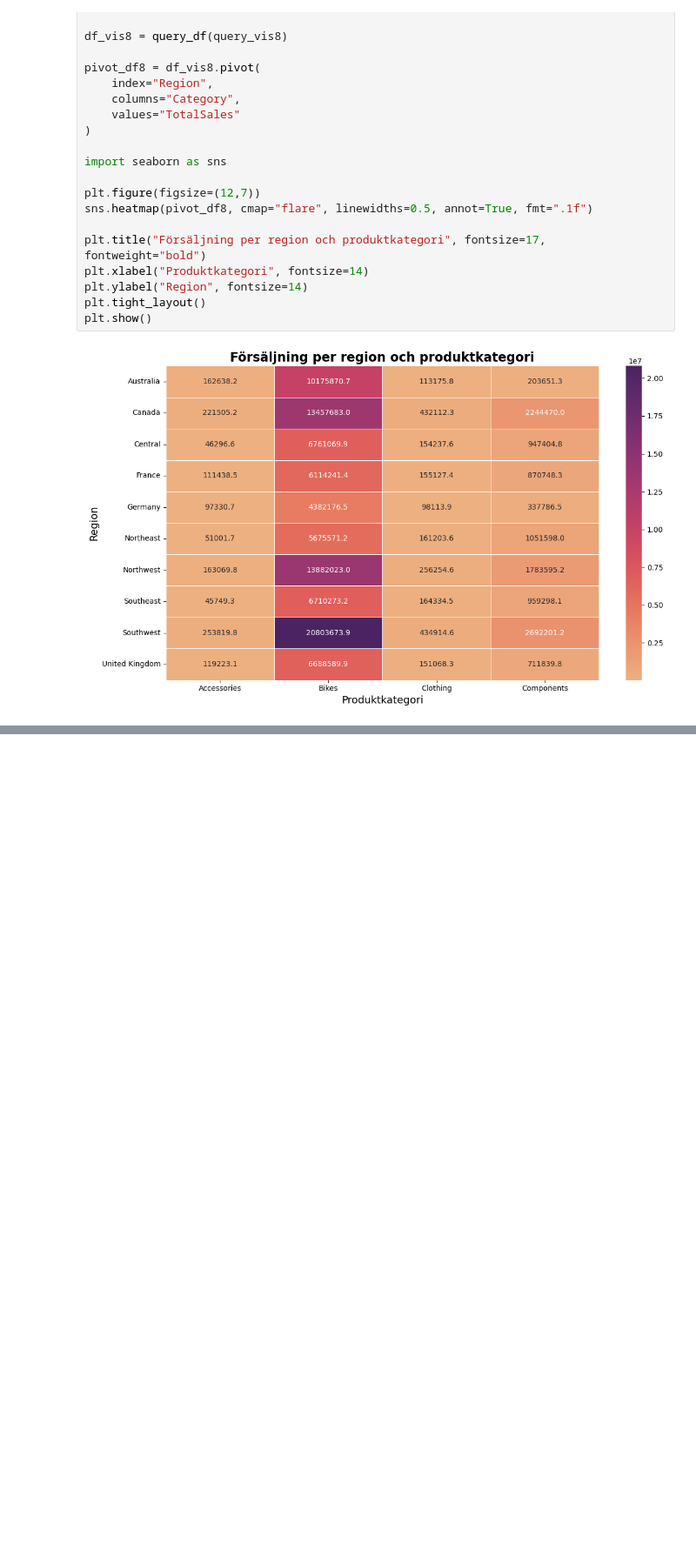
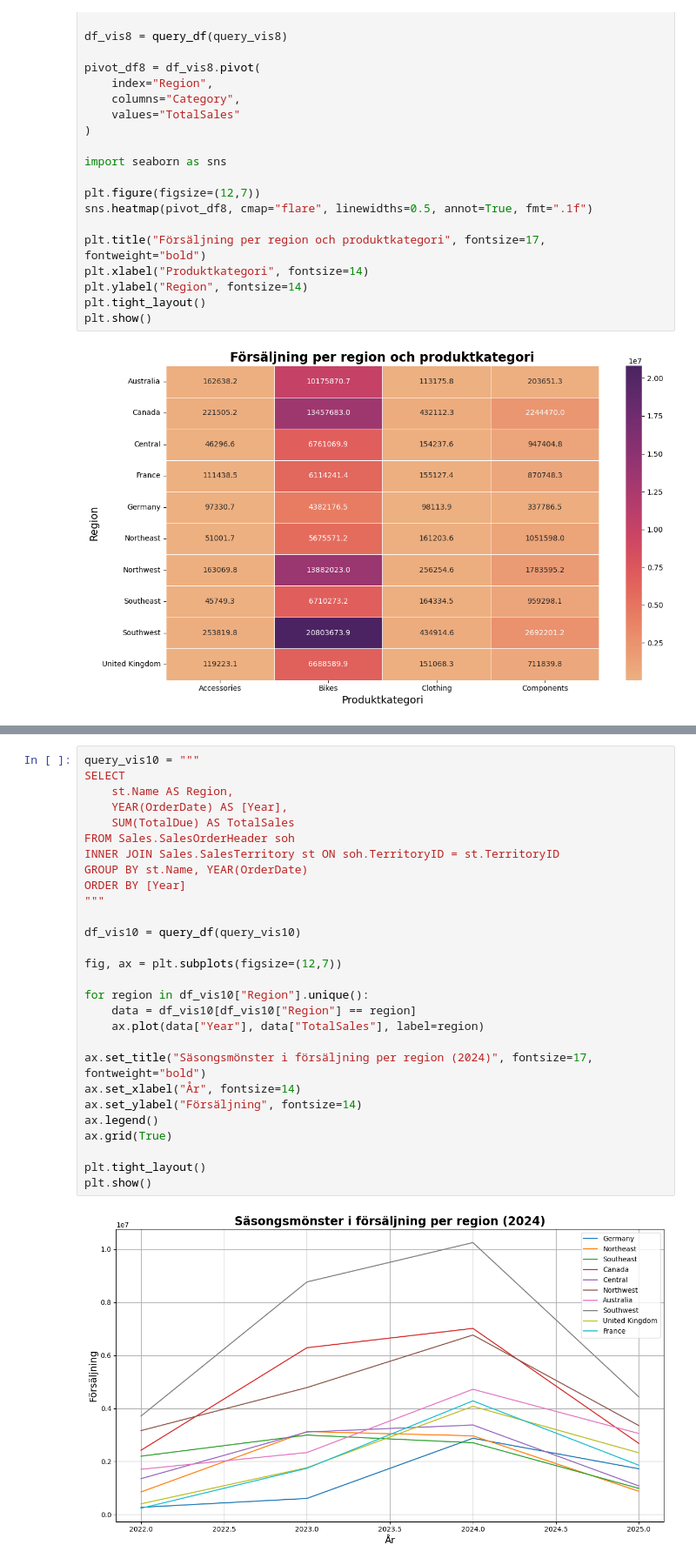
Before and after one commit to MagdalenaPersson/adventureworks-analys, a Jupyter notebook: notebooks/analys.ipynb, the cells around one changed output, grey strips where cells are left out. Shown at 87% size. Drawn from its saved outputs; the diff is of its cells as text; blank space fills up the shorter version.

```diff
--- a/notebooks/analys.ipynb
+++ b/notebooks/analys.ipynb
@@ -525,0 +564,30 @@ plt.show()
+# %%
+query_vis10 = """
+SELECT
+    st.Name AS Region,
+    YEAR(OrderDate) AS [Year],
+    SUM(TotalDue) AS TotalSales
+FROM Sales.SalesOrderHeader soh
+INNER JOIN Sales.SalesTerritory st ON soh.TerritoryID = st.TerritoryID
+GROUP BY st.Name, YEAR(OrderDate)
+ORDER BY [Year]
+"""
+
+df_vis10 = query_df(query_vis10)
+
+fig, ax = plt.subplots(figsize=(12,7))
+
+for region in df_vis10["Region"].unique():
+    data = df_vis10[df_vis10["Region"] == region]
+    ax.plot(data["Year"], data["TotalSales"], label=region)
+
+ax.set_title("Säsongsmönster i försäljning per region (2024)", fontsize=17, fontweight="bold")
+ax.set_xlabel("År", fontsize=14)
+ax.set_ylabel("Försäljning", fontsize=14)
+ax.legend()
+ax.grid(True)
+
+plt.tight_layout()
+plt.show()
+# %% [output]
+[figure, added]
```
Also changed, not shown: parts of 1 cell of this notebook, 2 other files.
